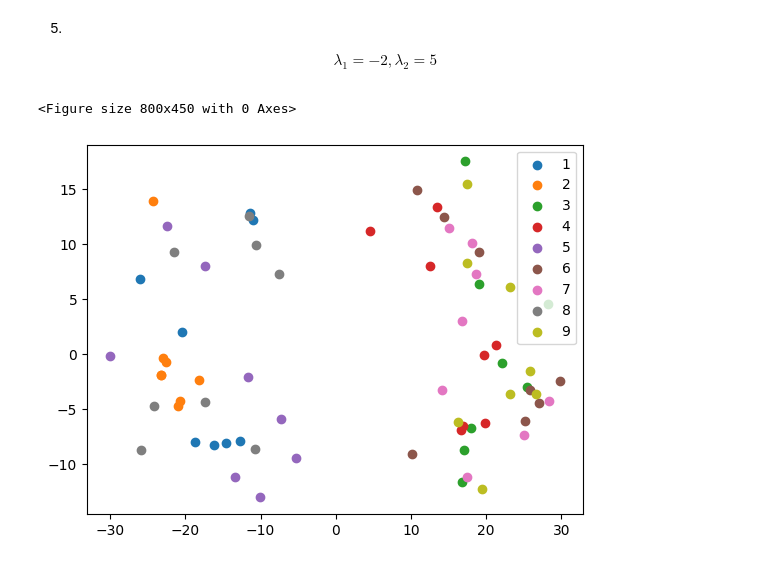
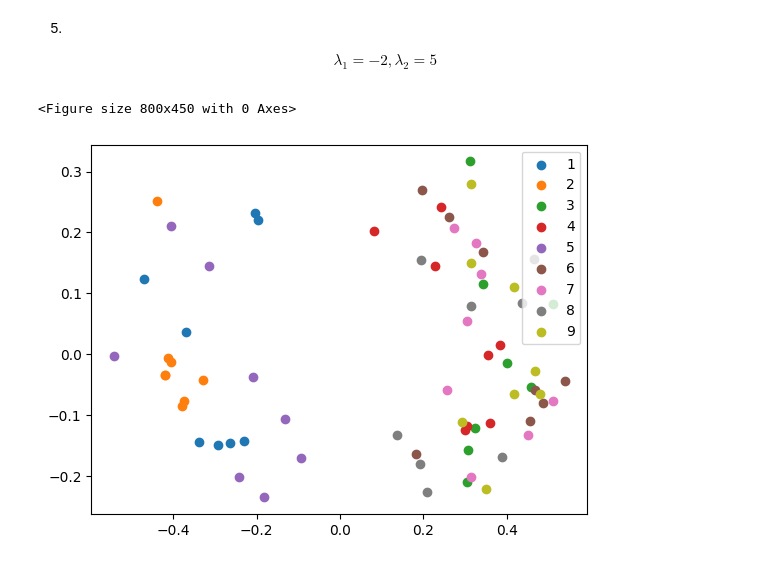
Before and after one commit to VasilyMarkov/Numerical-Methods, a Jupyter notebook: Assignment2.ipynb, the cells around one changed output. Cells and saved outputs as stored; diff of their text form; code cells hidden in the pictures.

```diff
--- a/Assignment2.ipynb
+++ b/Assignment2.ipynb
@@ -202,29 +198,36 @@ A = pd.read_hdf(A_hdf, 'A', 'r+')
 # %%
 hdfName = 'digits.hdf'
 pd.HDFStore(hdfName).keys()
 
 images = pd.read_hdf(hdfName, 'images', 'r+')
 
 i_0 = images.loc[0].to_numpy()
 row, col = i_0.shape
 U, S, V = np.linalg.svd(i_0)
 S_2 = np.diag(S[:2])
 U_2 = U[..., :2]
 V_2 = V[:2, ...]
 A_2 =  U_2 @ S_2
 np.linalg.matrix_rank(A_2)
 plt.figure(figsize=(8, 4.5))
 
 fig, ax = plt.subplots()
 for i, color in zip(range(9), ['1', '2', '3', '4', '5', '6', '7', '8', '9']):
-    U, S, V = np.linalg.svd(images.loc[i].to_numpy())
+    tmp =  images.loc[i] @ images.loc[i].T
+    norm = 1
+    for j in range(i_0.shape[0]):
+        norm += i_0_m[j][j]
+    norm = np.sqrt(norm)
+    img = images.loc[i].to_numpy()
+    img /= norm
+    U, S, V = np.linalg.svd(img)
     S_2 = np.diag(S[:2])
     U_2 = U[..., :2]
     V_2 = V[:2, ...]
     A_2 =  U_2 @ S_2
     ax.scatter(A_2[..., 0], A_2[..., 1], label=color)
 ax.legend(loc='upper right')
 plt.show()
 # %% [output]
 <Figure size 800x450 with 0 Axes>
-[figure, old version]
+[figure, new version]
```
Also changed, not shown: parts of 1 cell of this notebook.
